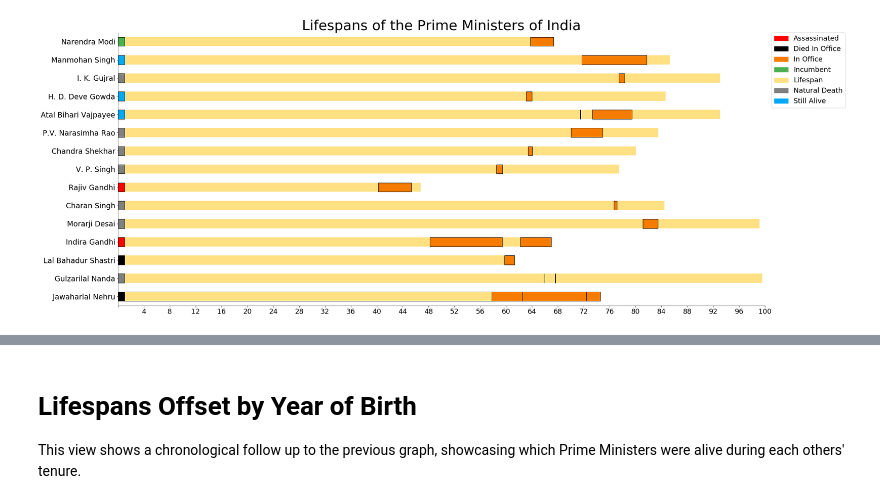
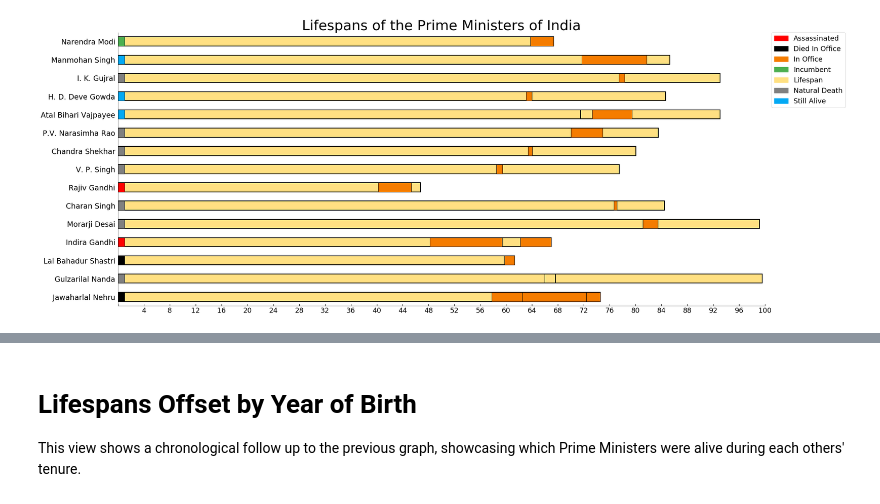
Before and after one commit to stonecharioteer/prime_ministers_of_india, a Jupyter notebook: indian_prime_ministers.ipynb, the cells around one changed output, grey strips where cells are left out. Saved outputs shown, nothing was run; the diff lists cells and outputs as text; code cells hidden in the pictures.

Commit message:
Fixed graph border problem. Cleaned the xticklabels so they look better, plotted on the inside now.

```diff
--- a/indian_prime_ministers.ipynb
+++ b/indian_prime_ministers.ipynb
@@ -55,8 +55,8 @@ plt.rcParams["figure.figsize"]=(30, 13)
 #plt.rcParams["font.family"] = "Serif"
 plt.rcParams["axes.labelsize"] = 18
 plt.rcParams["axes.titlesize"] = 36
-plt.rcParams["axes.edgecolor"] = "black"
-plt.rcParams["axes.linewidth"] = 1
+# plt.rcParams["axes.edgecolor"] = "black"
+# plt.rcParams["axes.linewidth"] = 1
 plt.rcParams["savefig.edgecolor"] = "black"
 
 edgecolor="black"
@@ -64,10 +64,13 @@ edgecolor="black"
 # First, plot unique prime ministers' life span as a hbar.
 pm_age_df = table[["Name","Age"]].copy()
 pm_age_df.drop_duplicates(inplace=True)
+edgecolors = [edgecolor for i in pm_age_df["Name"]]
+linewidths=[2 for i in edgecolors]
 ax = pm_age_df.plot.barh(y="Age", x="Name",
                          figsize=(30, 13), color=colors["lifespan"],
                          legend=False, title="Lifespans of the Prime Ministers of India",
-                         edgecolor=edgecolor)
+                         edgecolor=edgecolors, linewidth=linewidths)
+
 labels = ax.set_yticklabels(pm_age_df["Name"], fontsize=19)
 ax.set_xlabel("")
 ax.set_ylabel("")
@@ -78,34 +81,37 @@ for i, pm in enumerate(pm_age_df["Name"].drop_duplicates()):
     pm_terms_df = table.loc[table["Name"] == pm]
 
     for ix, row in pm_terms_df.iterrows():
         ax.barh(bottom=i,height=0.5, left=row["age_term_start"],
                 width=row["age_term_end"]-row["age_term_start"],
-                color=colors["in office"], edgecolor=edgecolor)
+                color=colors["in office"], linewidth=1, edgecolor=edgecolor)
         if row["Mode of Death"] == "Assassination":
             stat_color = colors["assassinated"] # assassinated
         elif pd.isnull(row["Date of Death"]):
             if not pd.isnull(row["Term End"]):
                 stat_color=colors["still alive"] # Still Alive
             else:
                 stat_color = colors["incumbent"] # Incumbent
         else:
             if row["Mode of Death"] != "Assassination" and row["Term End"] == row["Date of Death"]:
                 stat_color = colors["died in office"] # died in office.
             else:
                 stat_color = colors["natural death"]
-    ax.barh(bottom=i, height=0.5, left=0, width=1, color=stat_color, edgecolor=edgecolor)
+    ax.barh(bottom=i, height=0.5, left=0, width=1, color=stat_color, linewidth=1, edgecolor=edgecolor)
 xlims = ax.set_xlim(right=100)
 
 handles = []
 for key in sorted(colors.keys()):
     patch = mpatches.Patch(color=colors[key], label=key.title(), edgecolor="black")
     handles.append(patch)
 plt.legend(handles=handles, fontsize=18, bbox_to_anchor=(1.01, 1), loc=2, borderaxespad=0.)
 ax.spines['top'].set_visible(False)
 ax.spines['right'].set_visible(False)
 ax.spines['bottom'].set_linewidth(0.5)
 ax.spines['left'].set_linewidth(0.5)
-
+plt.tick_params(which="both", axis="y", width=0)
+plt.tick_params(which="both", axis="x", width=1, color="grey", direction="in")
+plt.tick_params(which="major", axis="x", length=5, color="black")
+plt.tick_params(which="minor", axis="x", length=2)
 plt.savefig("primeministers.png",dpi=220)
 # %% [output]
-[figure, old version]
+[figure, new version]
```
Also changed, not shown: parts of 3 cells of this notebook, 2 other files.
